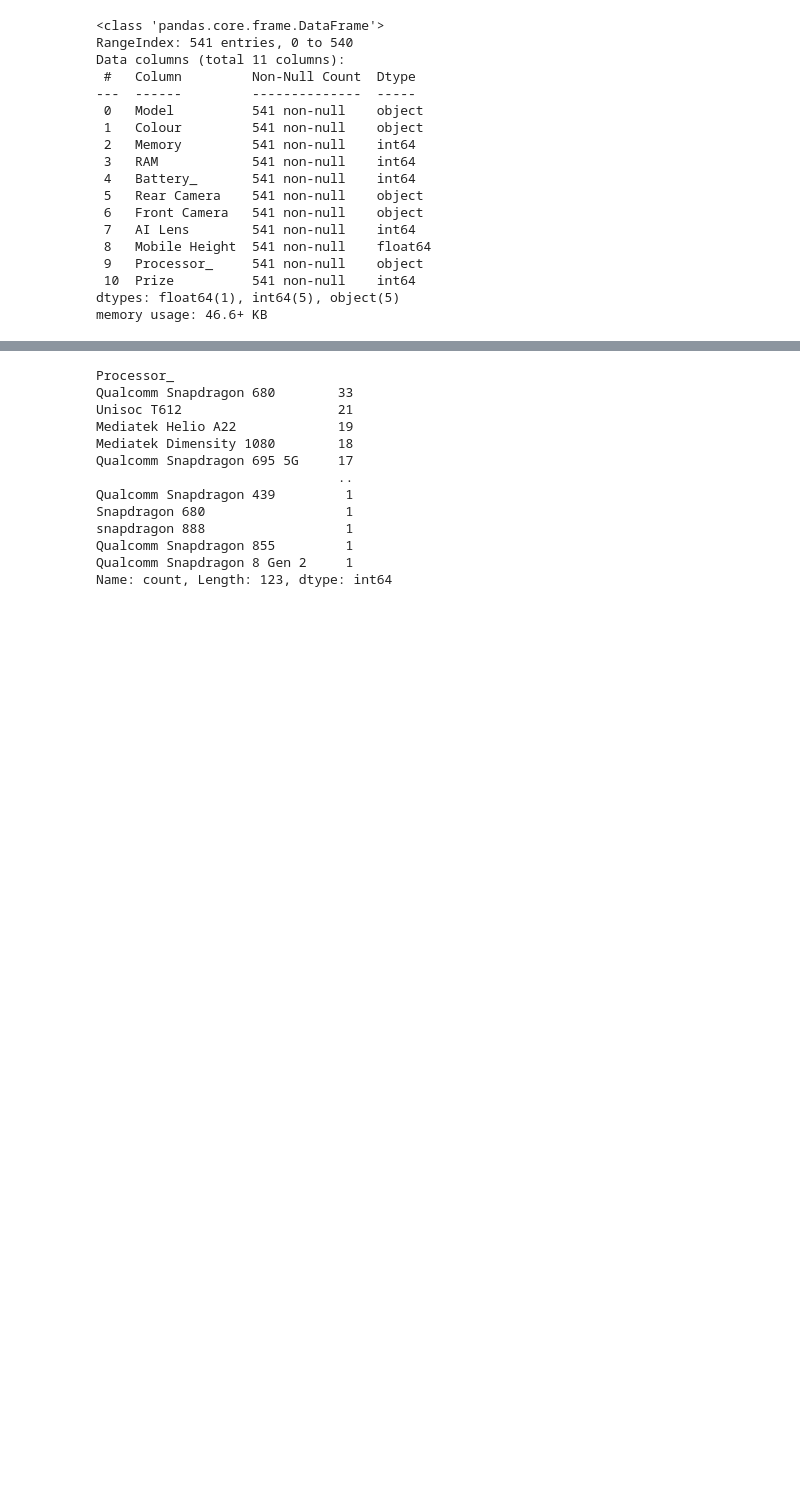
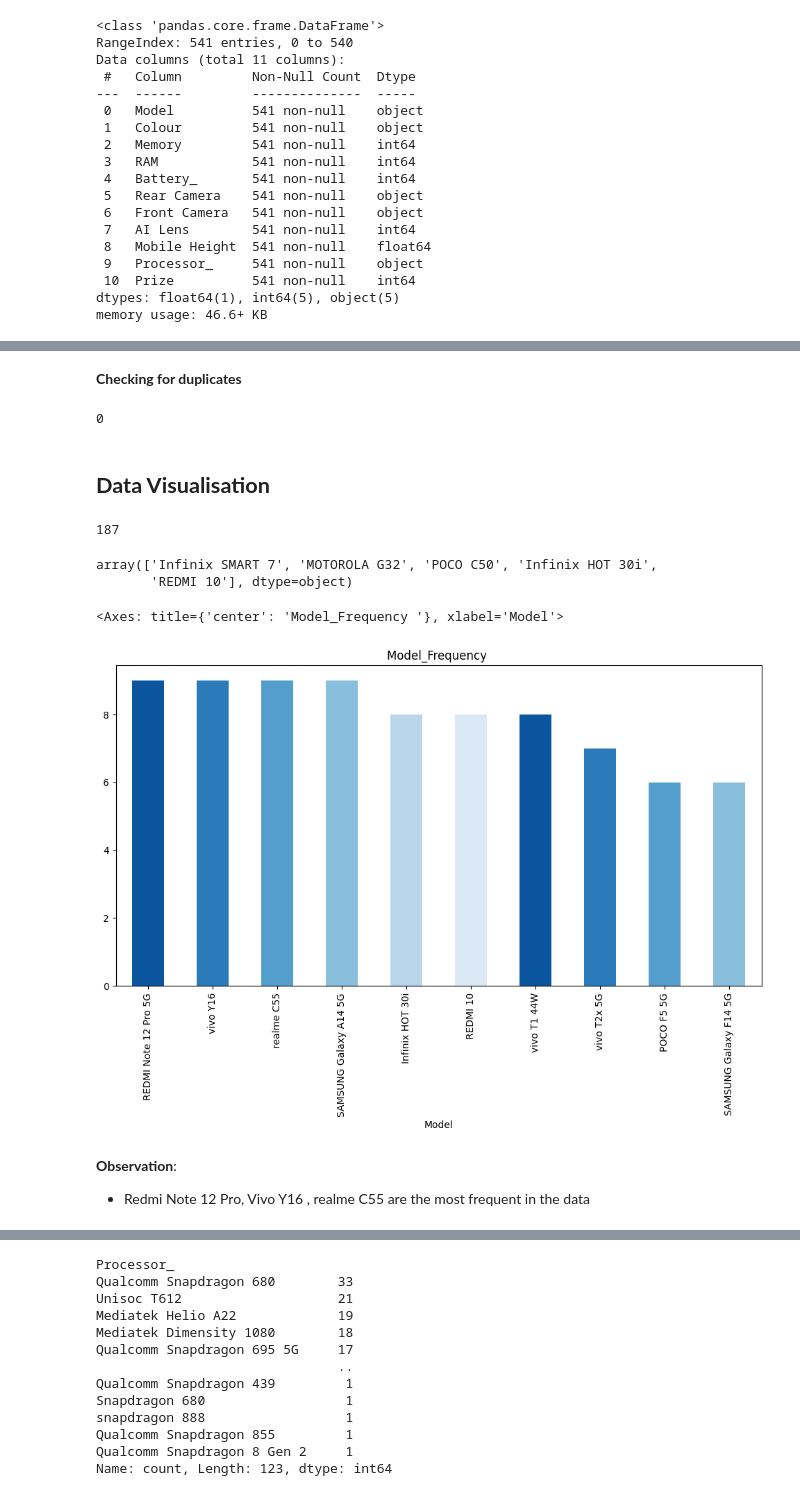
Before and after one commit to Meghna2395/NextHikes--Feature-Extraction-and-Price-Prediction-for-Mobile-Phones, a Jupyter notebook: Feature Extraction and Price Prediction for Mobile Phones.ipynb, the cells around one changed output, grey strips where cells are left out. Drawn from its saved outputs; the diff is of its cells as text; code cells hidden in the pictures; blank space fills up the shorter version.

```diff
--- a/Feature Extraction and Price Prediction for Mobile Phones.ipynb
+++ b/Feature Extraction and Price Prediction for Mobile Phones.ipynb
@@ -42,0 +79,8 @@ memory usage: 46.6+ KB
+# %%
+# Droping the records that over 150k in "price" column
+
+df.drop(df.index[df['Prize'] > 150000], inplace = True)
+# %%
+# Droping the wrong value in "Rear Camera" column
+
+df.drop(df.index[df["Rear Camera"] == 0], inplace = True)
@@ -42,0 +107,27 @@ memory usage: 46.6+ KB
+# %% [markdown]
+**Checking for duplicates**
+# %%
+df.duplicated().sum()
+# %% [output]
+0
+# %% [markdown]
+## **Data Visualisation**
+# %%
+df["Model"].nunique()
+# %% [output]
+187
+# %%
+# Top 5 brands in the data
+df["Model"].unique()[:5]
+# %% [output]
+array(['Infinix SMART 7', 'MOTOROLA G32', 'POCO C50', 'Infinix HOT 30i',
+       'REDMI 10'], dtype=object)
+# %%
+brand_name_counts = df['Model'].value_counts()
+brand_name_counts[:10].plot(kind = 'bar', color = sns.color_palette("Blues_r"), title = "Model_Frequency ", figsize = (12,6))
+# %% [output]
+<Axes: title={'center': 'Model_Frequency '}, xlabel='Model'>
+[figure, added]
+# %% [markdown]
+**Observation**:
+ - Redmi Note 12 Pro, Vivo Y16 , realme C55 are  the most frequent in the data
```
Also changed, not shown: parts of 29 cells of this notebook.
